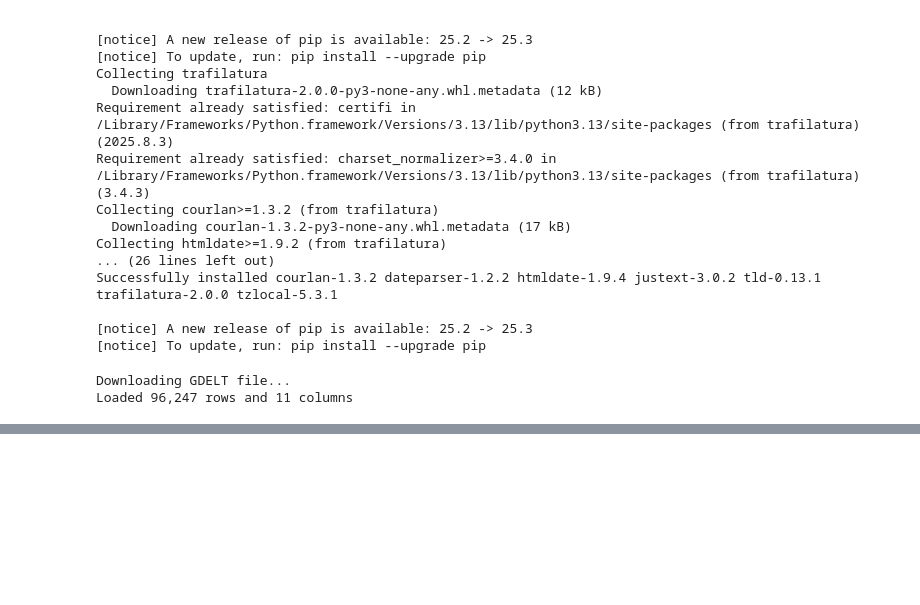
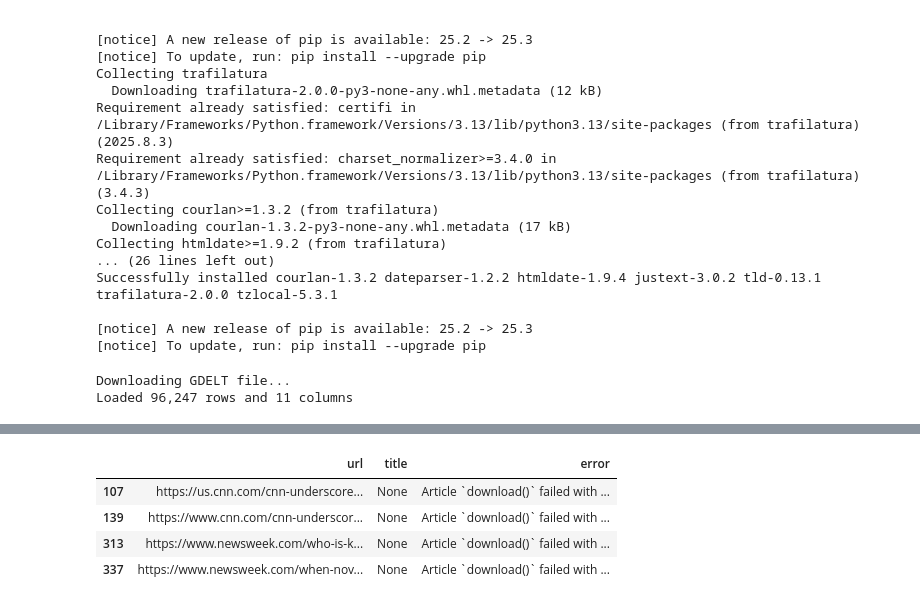
Before and after one commit to michaeledge27/ISyE-6740-Final-Project, a Jupyter notebook: data/GDELT Trial.ipynb, the cells around one changed output, grey strips where cells are left out. Cells and saved outputs as stored; diff of their text form; code cells hidden in the pictures; blank space fills up the shorter version.

```diff
--- a/data/GDELT Trial.ipynb
+++ b/data/GDELT Trial.ipynb
@@ -179,0 +218,8 @@ print(df_titles.head(10))
+# %%
+df_titles[df_titles['title'].isna()]
+# %% [output]
+|  | url | title | error |
+| 107 | https://us.cnn.com/cnn-underscore... | None | Article `download()` failed with ... |
+| 139 | https://www.cnn.com/cnn-underscor... | None | Article `download()` failed with ... |
+| 313 | https://www.newsweek.com/who-is-k... | None | Article `download()` failed with ... |
+| 337 | https://www.newsweek.com/when-nov... | None | Article `download()` failed with ... |
```
Also changed, not shown: parts of 8 cells of this notebook.
